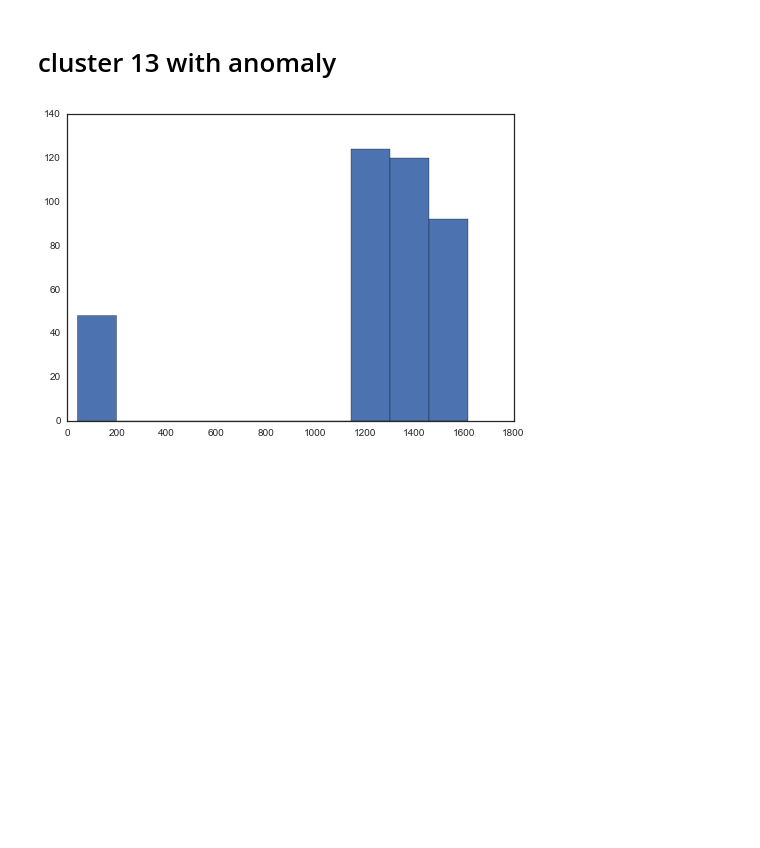
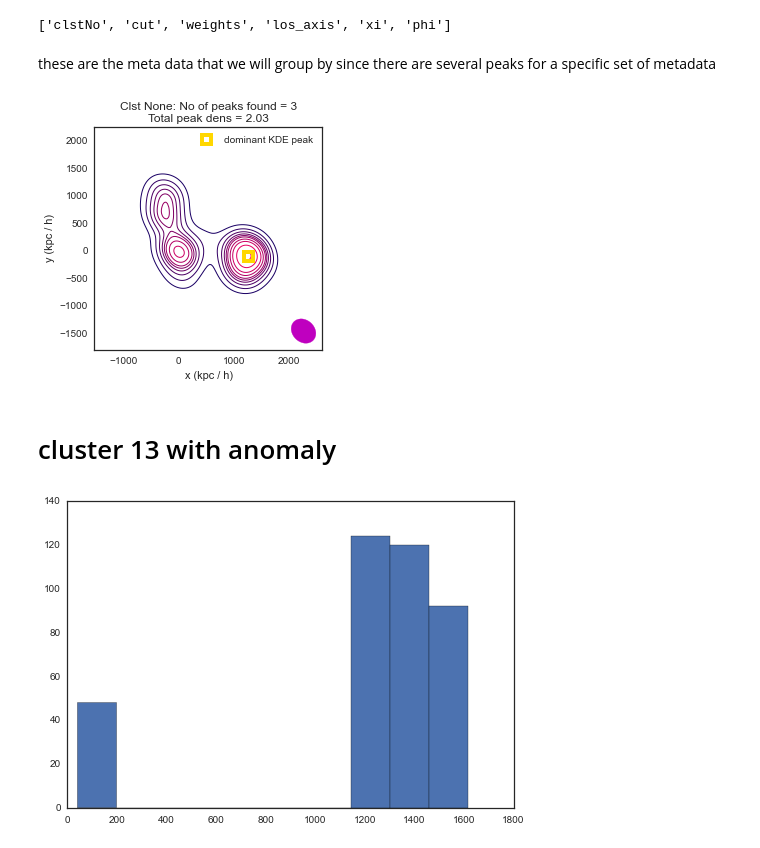
Before and after one commit to karenyyng/galaxy_DM_offset, a Jupyter notebook: code/prototypes/projected_density_maps.ipynb, the cells around one changed output. Saved outputs shown, nothing was run; the diff lists cells and outputs as text; code cells hidden in the pictures; blank space fills up the shorter version.

```diff
--- a/code/prototypes/offset as a function of projection.ipynb
+++ b/code/prototypes/projected_density_maps.ipynb
@@ -22,0 +24,23 @@ peak_df = pd.read_hdf("../../data/clst20_peak_df.h5", "peak_df")
+# %%
+clst13 = peaks_df[peaks_df.clstNo == 13]
+# %%
+metakeys = getg.metakeys()
+print(metakeys)
+# %% [output]
+['clstNo', 'cut', 'weights', 'los_axis', 'xi', 'phi']
+# %% [markdown]
+these are the meta data that we will group by
+since there are several peaks for a specific set
+of metadata
+# %%
+gpby13 = clst13.groupby(metakeys)
+groups = dict(list(gpby13))
+# %%
+fhat_dict = {gp_keys:
+             getg.retrieve_fhat_from_gp(gp_keys, gp_vals, h5_fstream)
+             for gp_keys, gp_vals in groups.iteritems()
+             }
+# %%
+plotg.plot_KDE_peaks(fhat_dict.values()[0])
+# %% [output]
+[figure, added]
```
Also changed, not shown: parts of 7 cells of this notebook, 5 other files.
